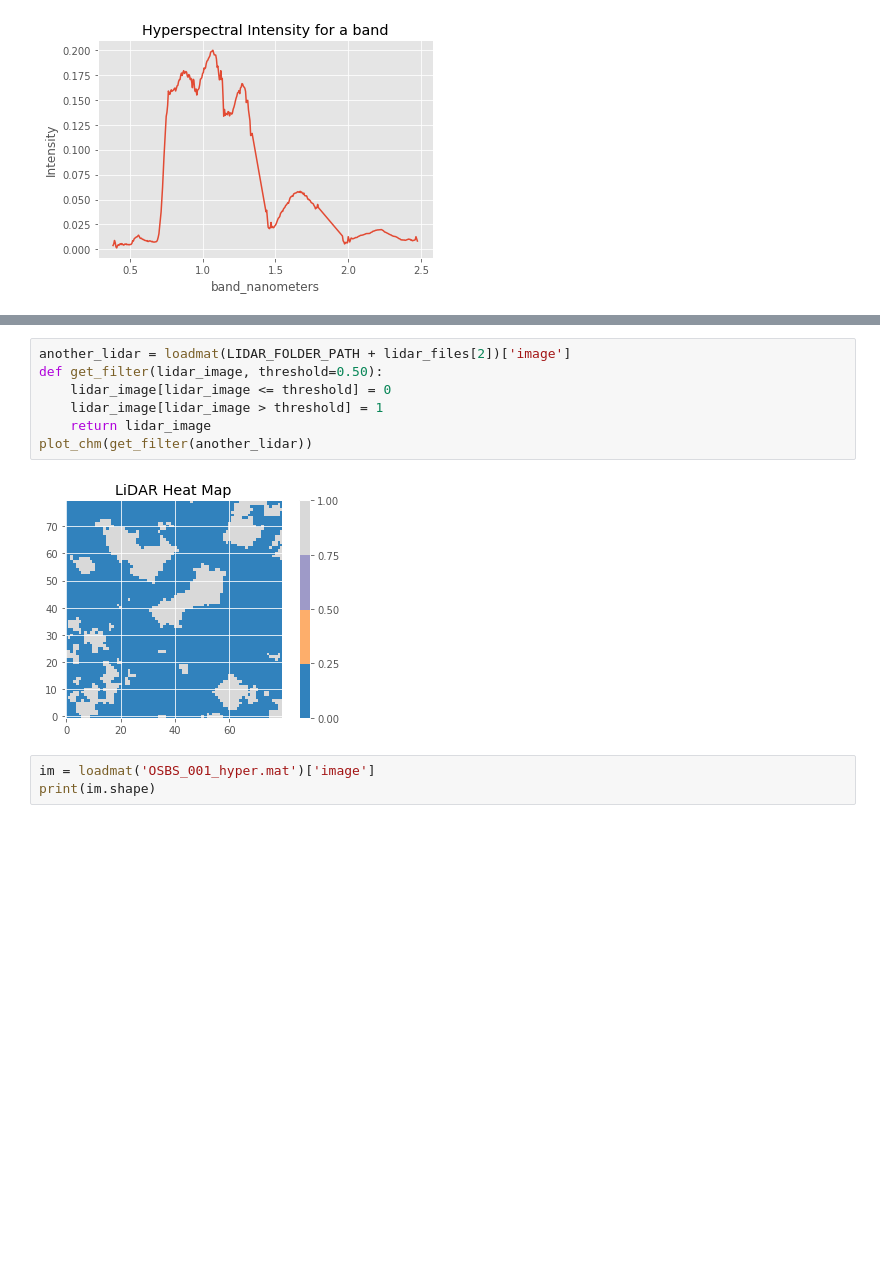
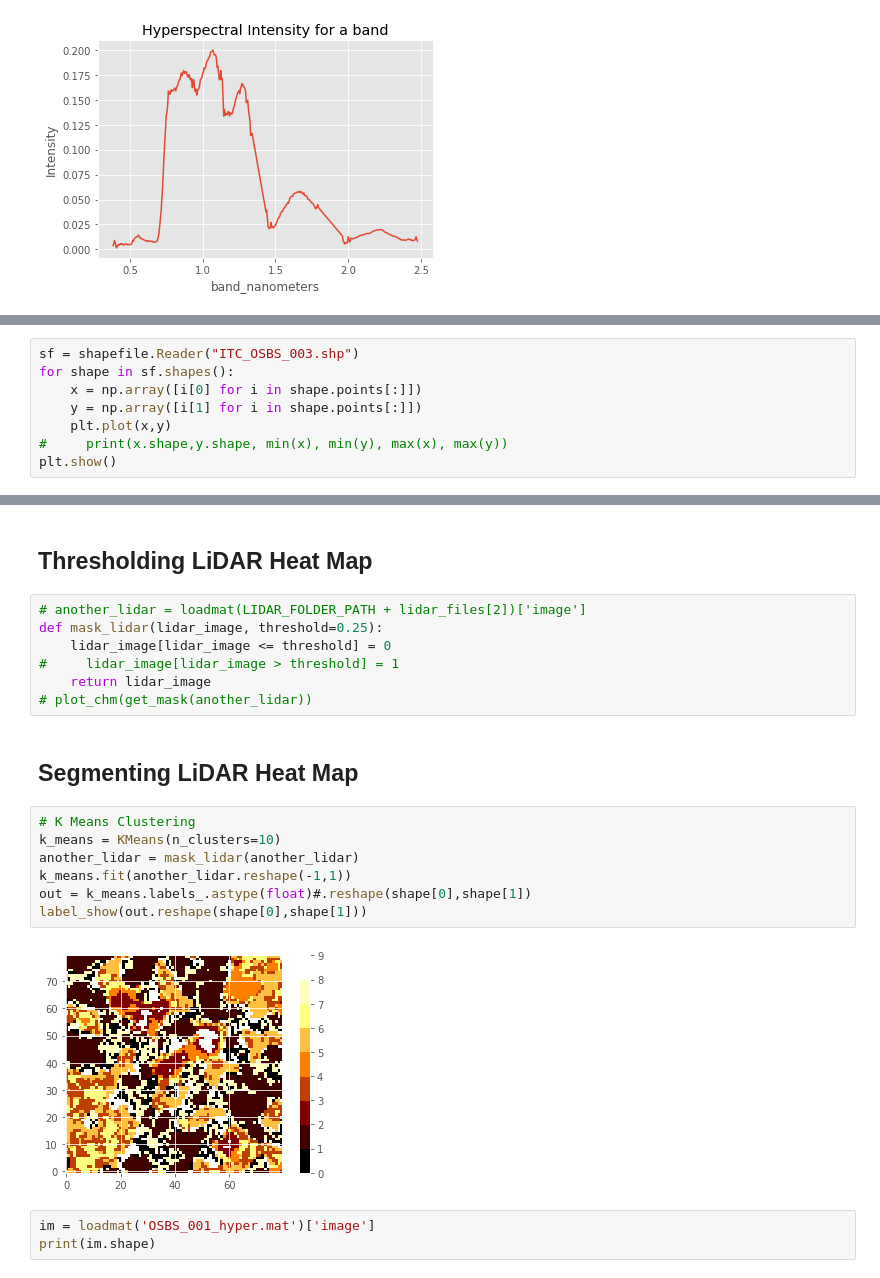
Before and after one commit to rachit-ranjan16/CrownSeg, a Jupyter notebook: Segmentation through Clustering.ipynb, the cells around one changed output, grey strips where cells are left out. Cells and saved outputs as stored; diff of their text form; blank space fills up the shorter version.

```diff
--- a/Segmentation through Clustering.ipynb
+++ b/Segmentation through Clustering.ipynb
@@ -425 +416,9 @@ plot_hyper(another_image)
 [figure]
+# %%
+sf = shapefile.Reader("ITC_OSBS_003.shp")
+for shape in sf.shapes():
+    x = np.array([i[0] for i in shape.points[:]])
+    y = np.array([i[1] for i in shape.points[:]])
+    plt.plot(x,y)
+#     print(x.shape,y.shape, min(x), min(y), max(x), max(y))
+plt.show()
@@ -426,12 +427,23 @@ plot_hyper(another_image)
+# %% [markdown]
+## Thresholding LiDAR Heat Map
 # %%
-another_lidar = loadmat(LIDAR_FOLDER_PATH + lidar_files[2])['image']
-def get_filter(lidar_image, threshold=0.50):
+# another_lidar = loadmat(LIDAR_FOLDER_PATH + lidar_files[2])['image']
+def mask_lidar(lidar_image, threshold=0.25):
     lidar_image[lidar_image <= threshold] = 0
-    lidar_image[lidar_image > threshold] = 1
+#     lidar_image[lidar_image > threshold] = 1
     return lidar_image
-plot_chm(get_filter(another_lidar))
+# plot_chm(get_mask(another_lidar))
-# %% [output]
-[figure, removed]
+# %% [markdown]
+## Segmenting LiDAR Heat Map
+# %%
+# K Means Clustering
+k_means = KMeans(n_clusters=10)
+another_lidar = mask_lidar(another_lidar)
+k_means.fit(another_lidar.reshape(-1,1))
+out = k_means.labels_.astype(float)#.reshape(shape[0],shape[1])
+label_show(out.reshape(shape[0],shape[1]))
+# %% [output]
+[figure, added]
 # %%
 im = loadmat('OSBS_001_hyper.mat')['image']
 print(im.shape)
```
Also changed, not shown: parts of 34 cells of this notebook.
